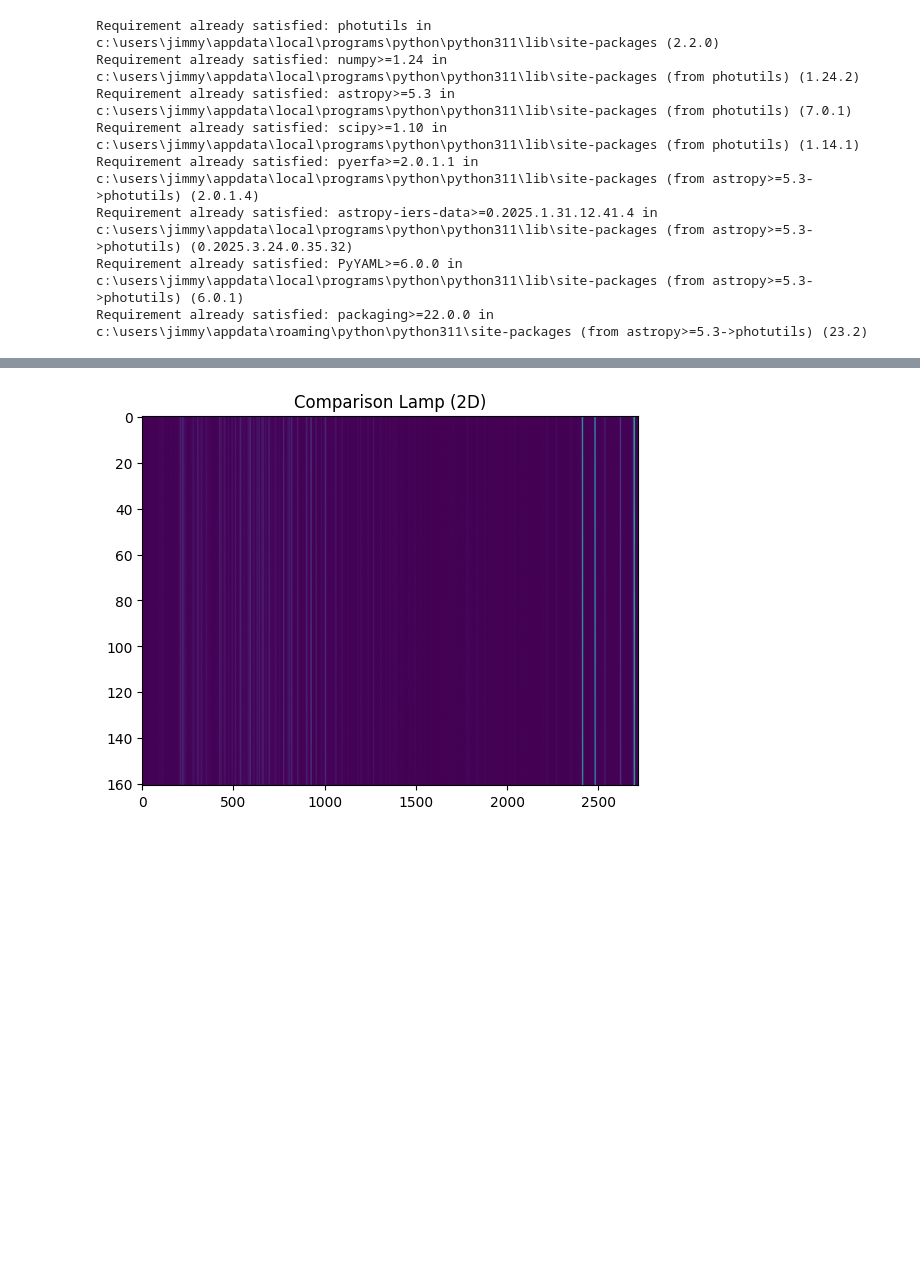
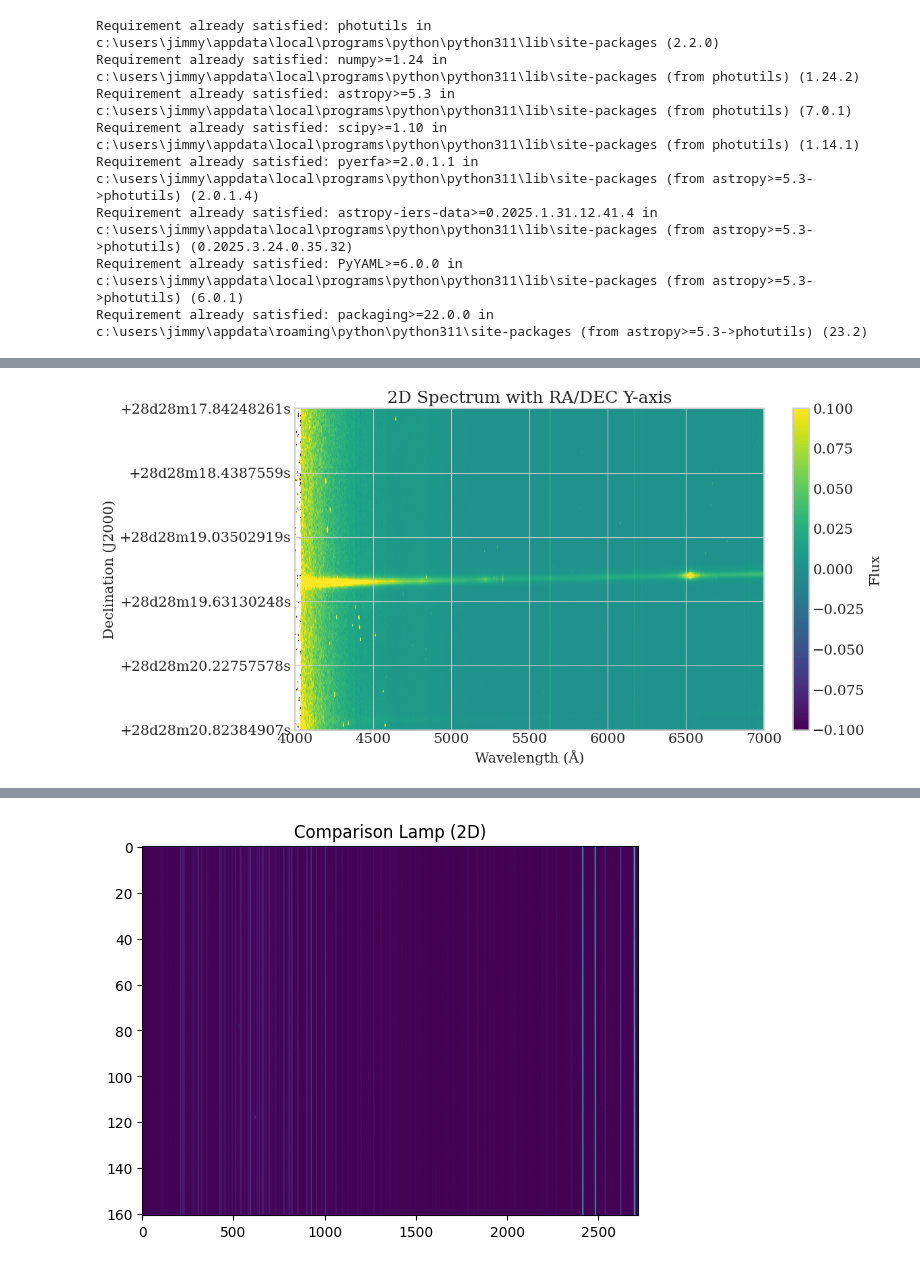
Before and after one commit to jpatton63/Astron100_Final_Project, a Jupyter notebook: Astron100_Final_Project.ipynb, the cells around one changed output, grey strips where cells are left out. Cells and saved outputs as stored; diff of their text form; code cells hidden in the pictures; blank space fills up the shorter version.

```diff
--- a/Astron100_Final_Project.ipynb
+++ b/Astron100_Final_Project.ipynb
@@ -94,0 +110,68 @@ plt.imshow(final, vmax = np.percentile(final, 90),
+# %%
+from astropy.coordinates import SkyCoord
+from astropy import units as u
+import matplotlib.pyplot as plt
+import numpy as np
+
+ny, nx = final.shape
+wavelengths = np.linspace(4000, 7000, nx)
+
+# Slit info
+slit_width_arcsec = 3.0
+pixel_scale_arcsec = slit_width_arcsec / ny
+ref_pixel = 84  # reference Y-pixel
+arcsec_offset = (np.arange(ny) - ref_pixel) * pixel_scale_arcsec
+
+# Define reference sky coordinate at pixel 84
+ref_coord = SkyCoord(ra='06h02m10.47090', dec='+28d28m19.4077 s', frame='icrs')
+
+
+# Convert arcsec offset to SkyCoord positions
+dec_positions = ref_coord.dec + arcsec_offset * u.arcsec
+ra_positions = np.full(dec_positions.shape, ref_coord.ra.deg) * u.deg  # ← FIXED
+
+sky_coords = SkyCoord(ra=ra_positions, dec=dec_positions, frame='icrs')
+
+
+# Select a few tick positions for labeling (e.g., every 20 pixels)
+tick_indices = np.linspace(0, ny - 1, 6, dtype=int)
+tick_labels = [sky_coords[i].to_string('hmsdms').split()[1] for i in tick_indices]  # DEC only
+
+# Plot with RA/DEC axis
+plt.figure(figsize=(12, 6))
+plt.imshow(final,
+           aspect='auto',
+           extent=[wavelengths[0], wavelengths[-1], arcsec_offset[-1], arcsec_offset[0]],
+           cmap='viridis',
+           vmax=np.percentile(final, 90),
+           vmin=np.percentile(final, 50))
+
+plt.xlabel("Wavelength (Å)")
+plt.ylabel("Declination (J2000)")
+plt.yticks(arcsec_offset[tick_indices], tick_labels)  # Set custom y-axis ticks
+plt.colorbar(label='Flux')
+plt.title("2D Spectrum with RA/DEC Y-axis")
+plt.tight_layout()
+
+
+plt.rcParams['legend.frameon'] = True
+plt.rcParams['legend.fontsize'] = 14
+plt.rcParams['legend.borderpad'] = 0.3
+plt.rcParams['legend.labelspacing'] = 0.3
+plt.rcParams['legend.handletextpad'] = 0.3
+plt.rcParams['font.family'] = 'serif'
+plt.rcParams['font.serif'] = 'DejaVu Serif'
+plt.rcParams['font.weight'] = 'light'
+plt.rcParams['font.size'] = 15
+plt.rcParams['xtick.top'] = True
+plt.rcParams['ytick.right'] = True
+plt.rcParams['ytick.minor.visible'] = True
+plt.rcParams['lines.linewidth'] = 2
+plt.rcParams['xtick.direction'] = 'in'
+plt.rcParams['ytick.direction'] = 'in'
+plt.rcParams['xtick.minor.visible'] = True
+plt.rcParams['xtick.minor.width'] = 2
+plt.rcParams["axes.linewidth"] = 1.5
+plt.show()
+# %% [output]
+[figure, added]
```
Also changed, not shown: parts of 47 cells of this notebook.
